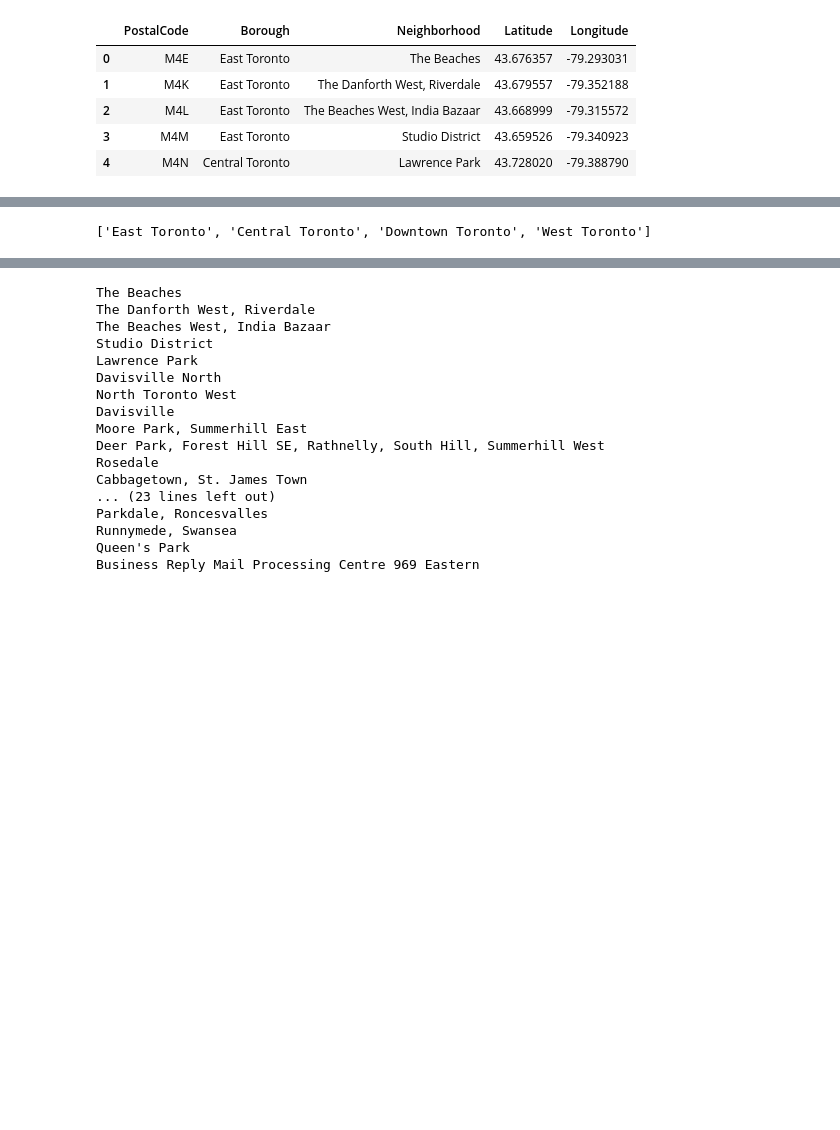
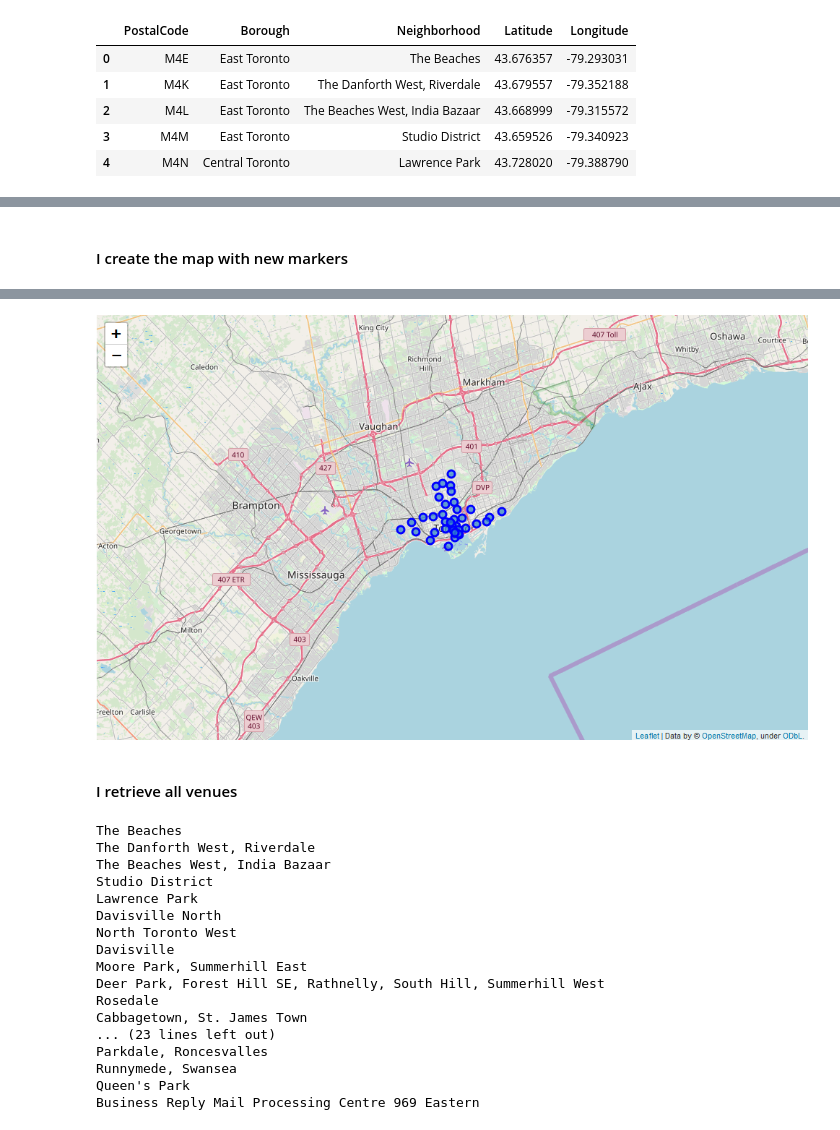
Before and after one commit to mbouayoun/Coursera_Capstone, a Jupyter notebook: Week3_toronto_part3.ipynb, the cells around one changed output, grey strips where cells are left out. Drawn from its saved outputs; the diff is of its cells as text; code cells hidden in the pictures; blank space fills up the shorter version.

```diff
--- a/Week3_toronto_part3.ipynb
+++ b/Week3_toronto_part3.ipynb
@@ -234,11 +247,11 @@ df_with_toronto.shape
 # %%
-borough_toronto = []
+# mb borough_toronto = []
 
-for x in list(df_toronto.Borough.unique()):
-    if "toronto" in x.lower():
-        borough_toronto.append(x)
+# mb for x in list(df_toronto.Borough.unique()):
+# mb    if "toronto" in x.lower():
+# mb        borough_toronto.append(x)
 
-borough_toronto
+# mbborough_toronto
-# %% [output]
-['East Toronto', 'Central Toronto', 'Downtown Toronto', 'West Toronto']
+# %% [markdown]
+#### I create the map with new markers
 # %%
@@ -262,6 +275,11 @@ for lat, lng, borough, neighborhood in zip(df_with_toronto['Latitude'], df_with_
 map_toronto
 # %% [output]
 [interactive output not drawn]
+# %%
+pil_im = Image.open('cap2.png')
+display(pil_im)
+# %% [output]
+[figure, added]
 # %%
 import getpass
 
@@ -318,3 +333,5 @@ LIMIT = 100
+# %% [markdown]
+#### I retrieve all venues
 # %%
 df_venues = getNearbyVenues(names=df_with_toronto['Neighborhood'],
                                    latitudes=df_with_toronto['Latitude'],
```
Also changed, not shown: parts of 47 cells of this notebook.
